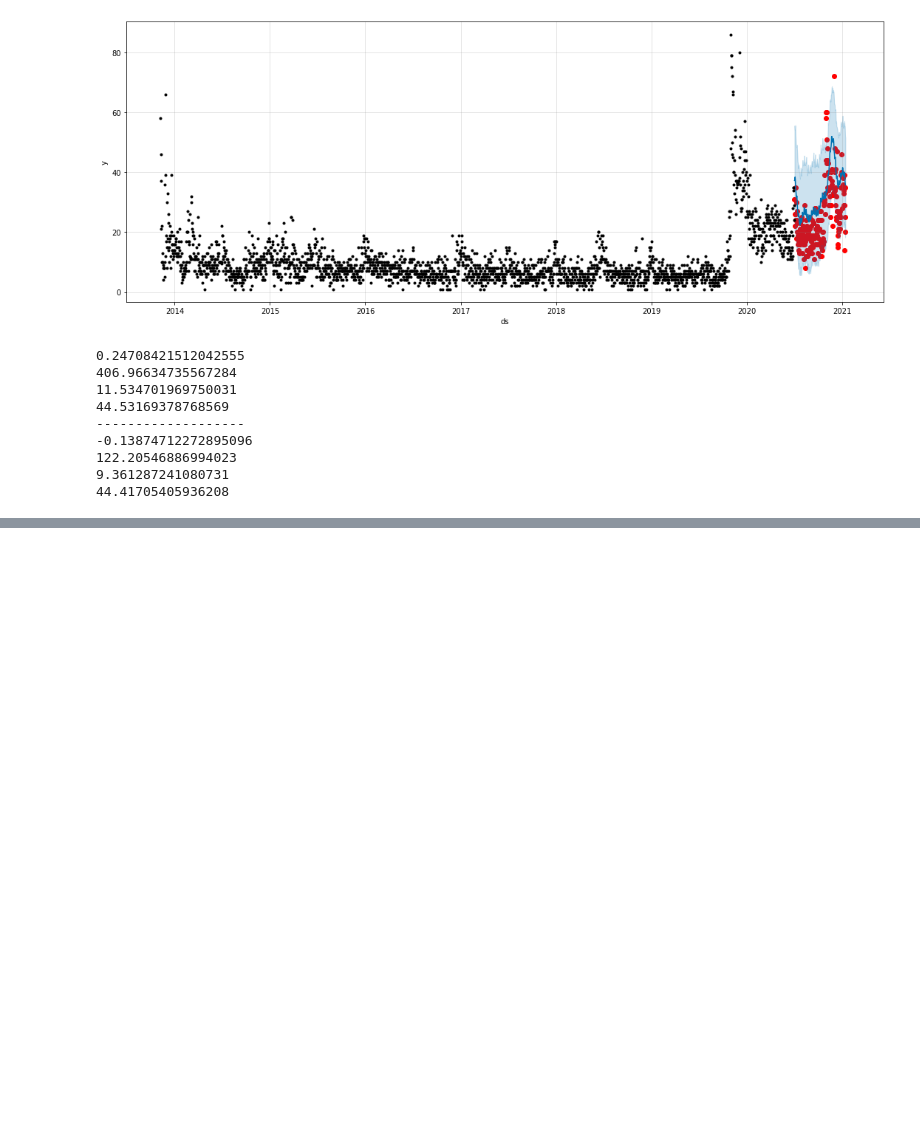
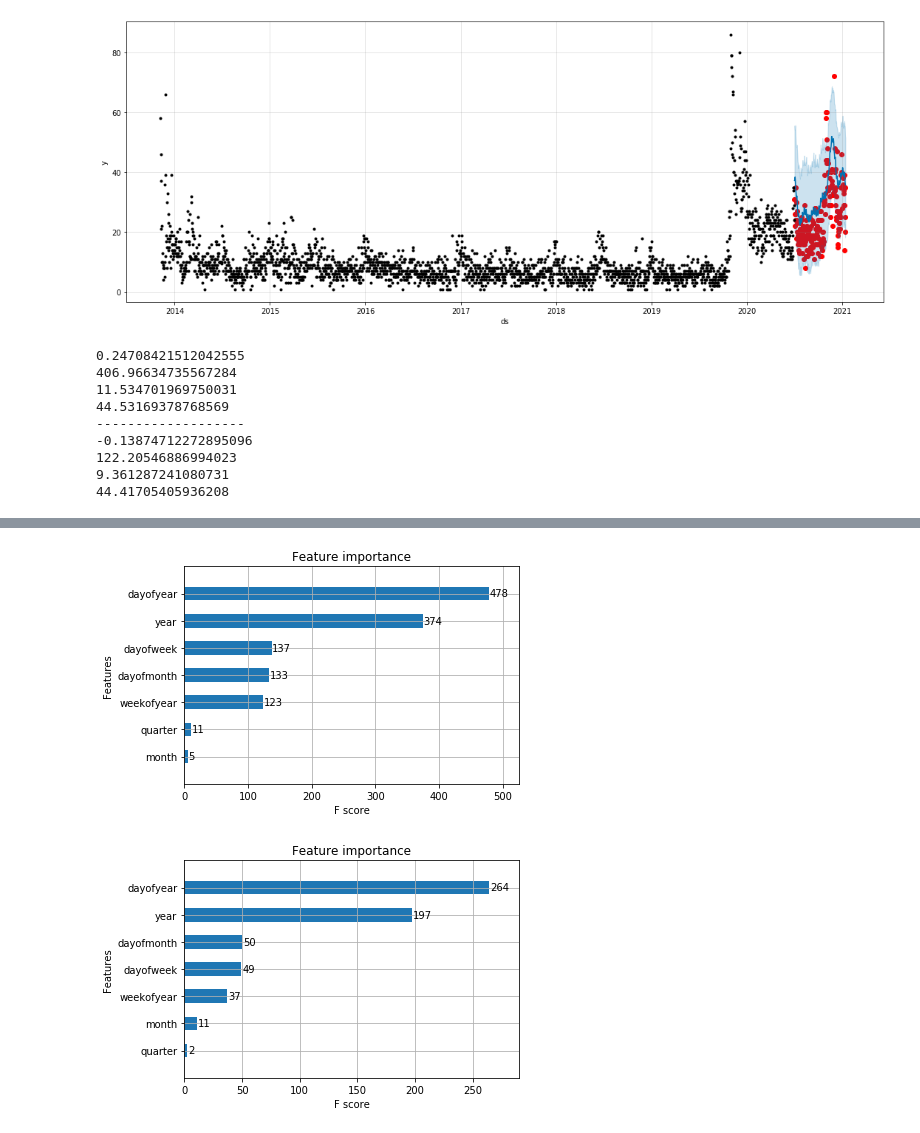
Before and after one commit to Moses-Lin/projectzomboidtimeseries, a Jupyter notebook: Time Series.ipynb, the cells around one changed output, grey strips where cells are left out. Saved outputs shown, nothing was run; the diff lists cells and outputs as text; code cells hidden in the pictures; blank space fills up the shorter version.

```diff
--- a/Time Series.ipynb
+++ b/Time Series.ipynb
@@ -669,0 +690,39 @@ print(mean_absolute_percentage_error(y_true=tsprophettestf['y'],
+# %%
+def create_features(dfx, label=None):
+    """
+    Creates time series features from datetime index
+    """
+    dfx['date'] = dfx.index
+    dfx['dayofweek'] = dfx['date'].dt.dayofweek
+    dfx['quarter'] = dfx['date'].dt.quarter
+    dfx['month'] = dfx['date'].dt.month
+    dfx['year'] = dfx['date'].dt.year
+    dfx['dayofyear'] = dfx['date'].dt.dayofyear
+    dfx['dayofmonth'] = dfx['date'].dt.day
+    dfx['weekofyear'] = dfx['date'].dt.weekofyear
+
+    X = dfx[['dayofweek','quarter','month','year',
+           'dayofyear','dayofmonth','weekofyear']]
+    if label:
+        y = dfx[label]
+        return X, y
+    return X
+# %%
+X_train, y_train = create_features(train, label='dailycount')
+X_test, y_test = create_features(test, label='dailycount')
+
+X_trainf, y_trainf = create_features(train, label='dailycountfilter')
+X_testf, y_testf = create_features(test, label='dailycountfilter')
+# %%
+reg = xgb.XGBRegressor(n_estimators=1000)
+regf = xgb.XGBRegressor(n_estimators=1000)
+
+reg.fit(X_train, y_train,
+        eval_set=[(X_train, y_train), (X_test, y_test)],
+        early_stopping_rounds=50,
+       verbose=False)
+
+regf.fit(X_trainf, y_trainf,
+        eval_set=[(X_trainf, y_trainf), (X_testf, y_testf)],
+        early_stopping_rounds=50,
+       verbose=False)
@@ -669,0 +733,6 @@ print(mean_absolute_percentage_error(y_true=tsprophettestf['y'],
+# %%
+_ = plot_importance(reg, height=0.5)
+_ = plot_importance(regf, height=0.5)
+# %% [output]
+[figure, added]
+[figure, added]
```
Also changed, not shown: parts of 7 cells of this notebook.
